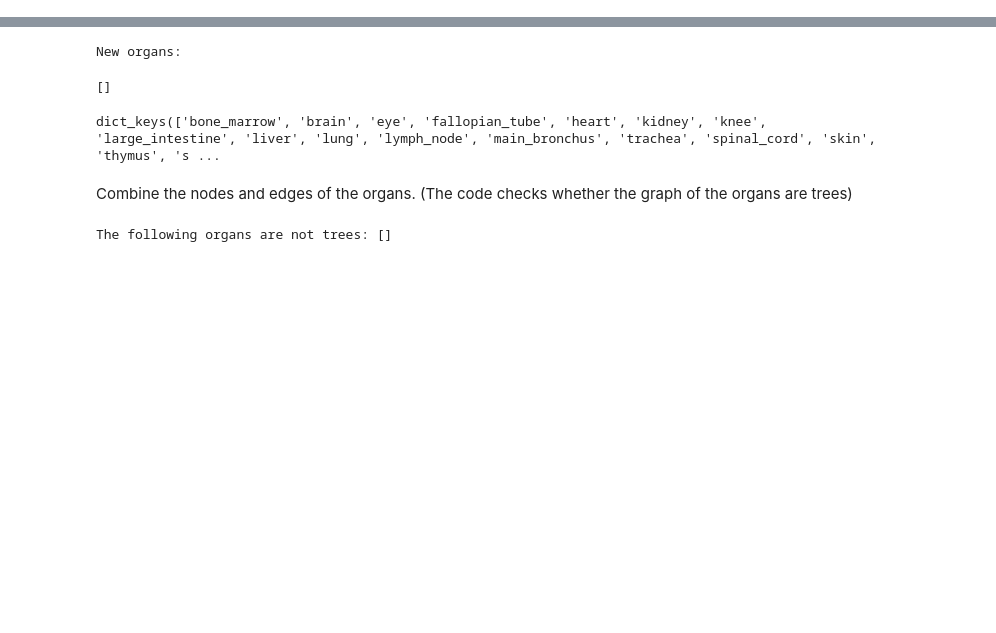
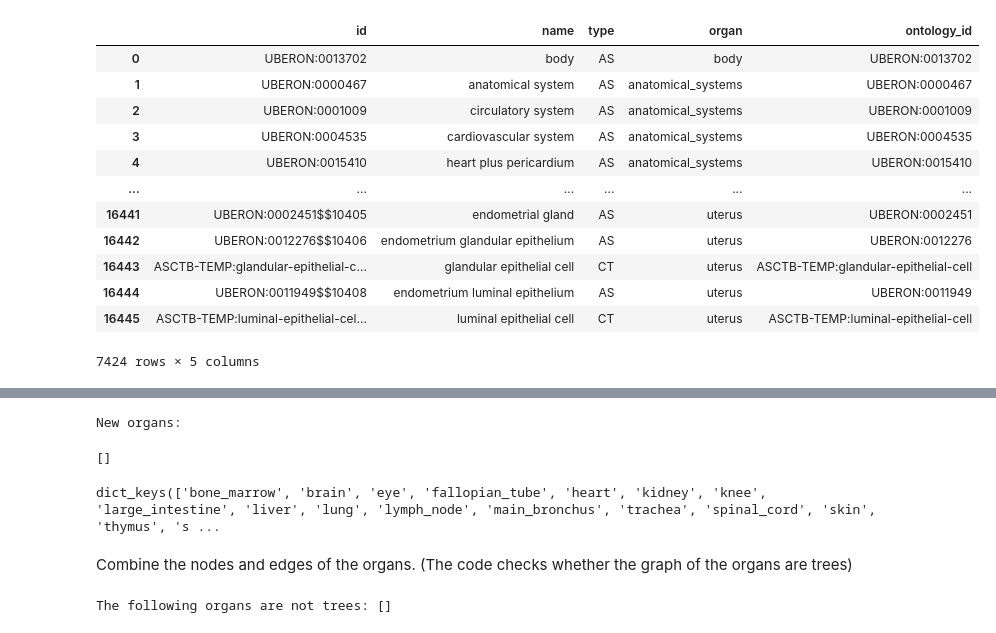
Before and after one commit to cns-iu/hra-ftu-vccf-supporting-information, a Jupyter notebook: code/HRA_Butterfly_viz_v2.ipynb, the cells around one changed output, grey strips where cells are left out. Saved outputs shown, nothing was run; the diff lists cells and outputs as text; code cells hidden in the pictures; blank space fills up the shorter version.

```diff
--- a/code/HRA_Butterfly_viz_v2.ipynb
+++ b/code/HRA_Butterfly_viz_v2.ipynb
@@ -29,0 +55,16 @@ json_data_asctb=load_data('asct+b/v16/') ## Download the JSON files from ASCT+B
+# %%
+nodes
+# %% [output]
+|  | id | name | type | organ | ontology_id |
+| 0 | UBERON:0013702 | body | AS | body | UBERON:0013702 |
+| 1 | UBERON:0000467 | anatomical system | AS | anatomical_systems | UBERON:0000467 |
+| 2 | UBERON:0001009 | circulatory system | AS | anatomical_systems | UBERON:0001009 |
+| 3 | UBERON:0004535 | cardiovascular system | AS | anatomical_systems | UBERON:0004535 |
+| 4 | UBERON:0015410 | heart plus pericardium | AS | anatomical_systems | UBERON:0015410 |
+| ... | ... | ... | ... | ... | ... |
+| 16441 | UBERON:0002451$$10405 | endometrial gland | AS | uterus | UBERON:0002451 |
+| 16442 | UBERON:0012276$$10406 | endometrium glandular epithelium | AS | uterus | UBERON:0012276 |
+| 16443 | ASCTB-TEMP:glandular-epithelial-c... | glandular epithelial cell | CT | uterus | ASCTB-TEMP:glandular-epithelial-cell |
+| 16444 | UBERON:0011949$$10408 | endometrium luminal epithelium | AS | uterus | UBERON:0011949 |
+| 16445 | ASCTB-TEMP:luminal-epithelial-cel... | luminal epithelial cell | CT | uterus | ASCTB-TEMP:luminal-epithelial-cell |
+7424 rows × 5 columns
```
Also changed, not shown: parts of 29 cells of this notebook.
